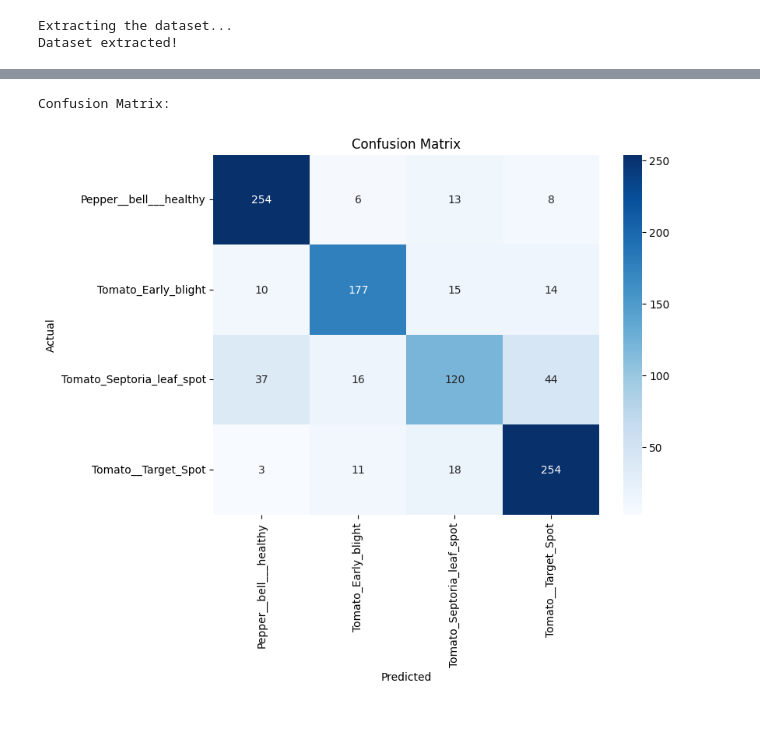
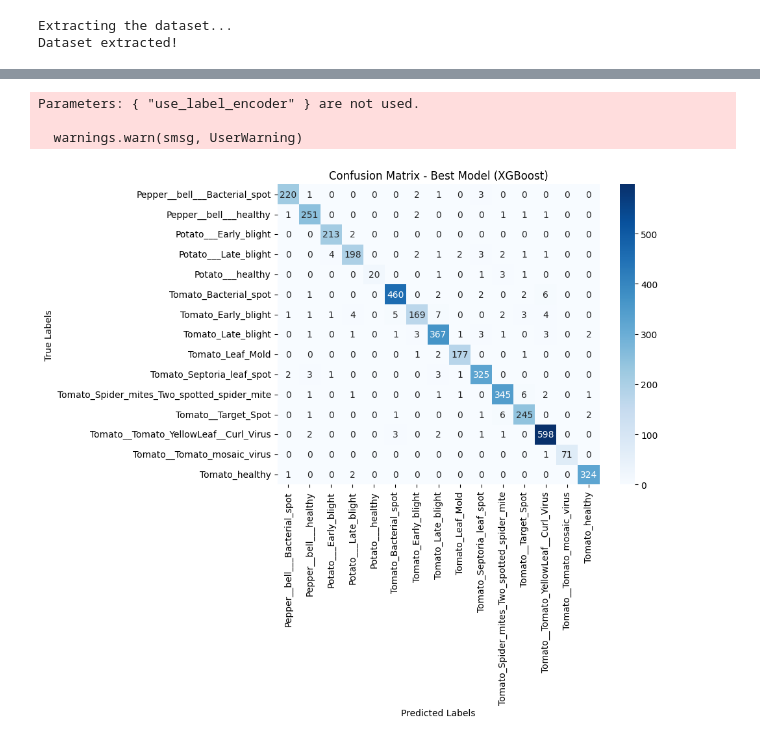
Before and after one commit to SarahOkpe/GreenGuardians, a Jupyter notebook: Green_Guardianss.ipynb, the cells around one changed output, grey strips where cells are left out. Cells and saved outputs as stored; diff of their text form; code cells hidden in the pictures.

```diff
--- a/Green_Guardianss.ipynb
+++ b/Green_Guardianss.ipynb
@@ -167,0 +111,10 @@ Model Accuracy: 0.81
+# %%
+# Evaluate models using k-fold cross-validation as per intermediate presentation review feedback
+
+results = {}
+for model_name, model in models.items():
+    cv_scores = cross_val_score(model, X, y_encoded, cv=kf, scoring='accuracy')
+    results[model_name] = {
+        "Mean Accuracy": np.mean(cv_scores),
+        "Std Dev": np.std(cv_scores)
+    }
@@ -183,0 +213,6 @@ Tomato_Septoria_leaf_spot       0.72      0.55      0.63       217
+# %%
+# Display the final results DataFrame for summary
+print("\nFinal Model Performance Summary:")
+results_df = pd.DataFrame(results).T
+results_df = results_df.sort_values(by="Mean Accuracy", ascending=False)
+print(results_df)
@@ -184,15 +227,23 @@ Tomato_Septoria_leaf_spot       0.72      0.55      0.63       217
+# %%
+# Step 5: Analyze the best-performing model
+best_model_name = results_df.index[0]
+best_model = models[best_model_name]
+X_train, X_test, y_train, y_test = train_test_split(X, y_encoded, test_size=0.2, random_state=42)
+best_model.fit(X_train, y_train)
+y_pred = best_model.predict(X_test)
+# %% [output]
+Parameters: { "use_label_encoder" } are not used.
+
+  warnings.warn(smsg, UserWarning)
 # %%
-# Confusion Matrix
-print("\nConfusion Matrix:")
-cm = confusion_matrix(y_test, y_pred)
-
-# Visualize the Confusion Matrix
+# Confusion matrix
+conf_matrix = confusion_matrix(y_test, y_pred)
 plt.figure(figsize=(8, 6))
-sns.heatmap(cm, annot=True, fmt='d', cmap='Blues', xticklabels=encoder.classes_, yticklabels=encoder.classes_)
-plt.title("Confusion Matrix")
-plt.xlabel("Predicted")
-plt.ylabel("Actual")
+sns.heatmap(conf_matrix, annot=True, fmt='d', cmap='Blues',
+            xticklabels=label_encoder.classes_, yticklabels=label_encoder.classes_)
+plt.xlabel('Predicted Labels')
+plt.ylabel('True Labels')
+plt.title(f'Confusion Matrix - Best Model ({best_model_name})')
 plt.show()
 # %% [output]
-Confusion Matrix:
-[figure, old version]
+[figure, new version]
```
Also changed, not shown: parts of 20 cells of this notebook.
